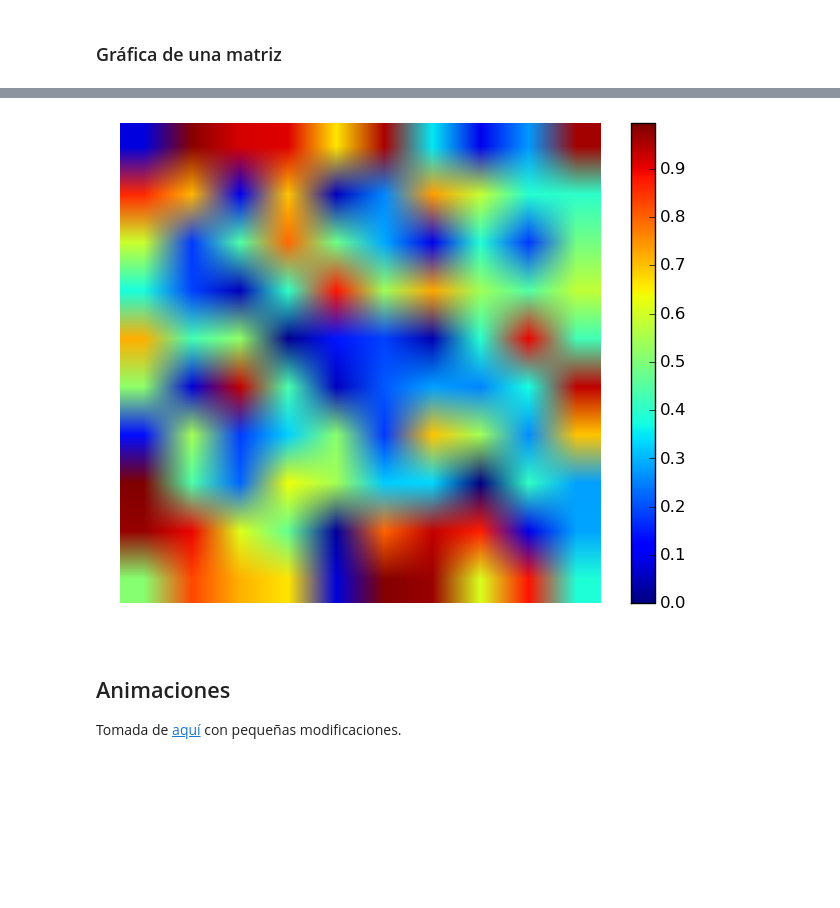
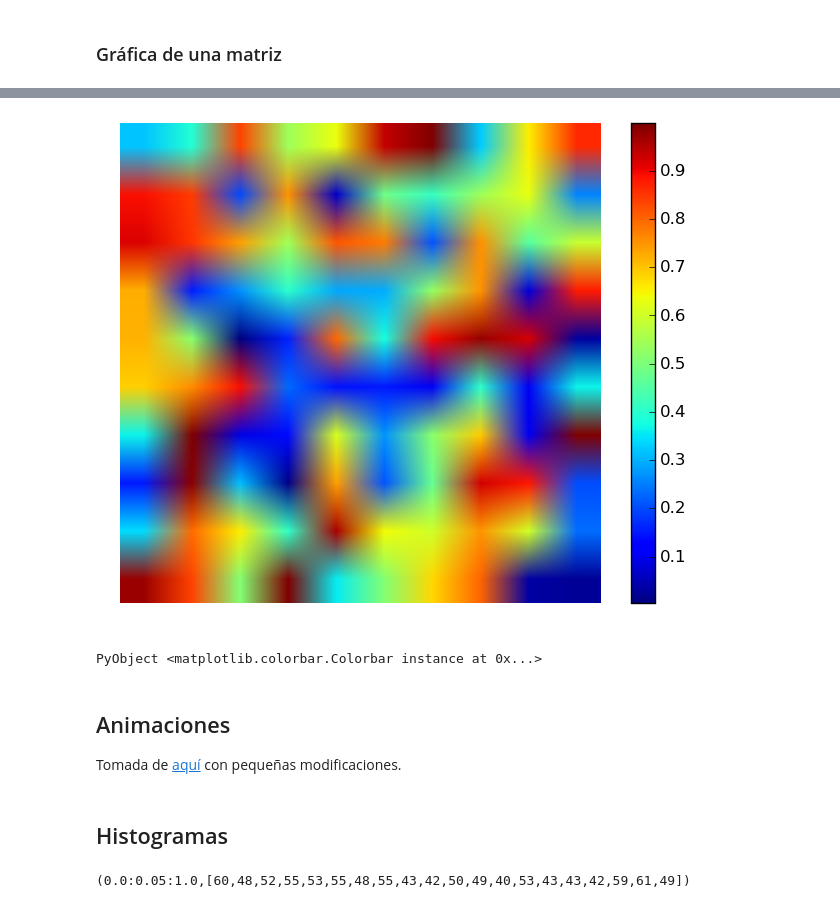
Before and after one commit to dapias/julia_curso_IQ, a Jupyter notebook: GraficaciónPyPlot.ipynb, the cells around one changed output, grey strips where cells are left out. Drawn from its saved outputs; the diff is of its cells as text; code cells hidden in the pictures; blank space fills up the shorter version.

```diff
--- a/GraficaciónPyPlot.ipynb
+++ b/GraficaciónPyPlot.ipynb
@@ -146,13 +178,14 @@ show()
 # %%
 datos = rand(10,10)
 imshow(datos)
 
 axis("off")
 colorbar()
 
-show()
+#show()
 # %% [output]
-[figure, old version]
+[figure, new version]
+PyObject <matplotlib.colorbar.Colorbar instance at 0x...>
 # %% [markdown]
 ## Animaciones
 
@@ -225,2 +260,12 @@ ani = animation.FuncAnimation(figure, simPoints(0), blit=false, interval=10, fra
 
 plt[:show]()
+# %% [markdown]
+## Histogramas
+# %%
+pygui(true)
+datos = rand(1000)
+
+#PyPlot.plt.hist(datos,100)
+hist(datos,20)
+# %% [output]
+(0.0:0.05:1.0,[60,48,52,55,53,55,48,55,43,42,50,49,40,53,43,43,42,59,61,49])
```
Also changed, not shown: parts of 13 cells of this notebook, 2 other files.
